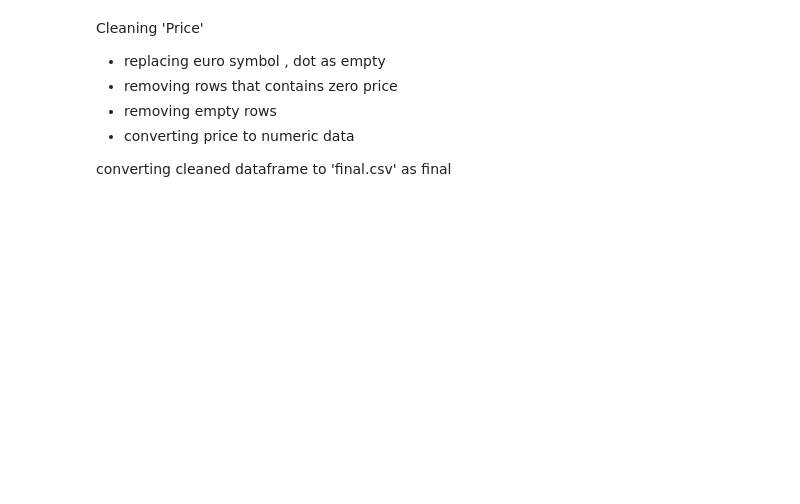
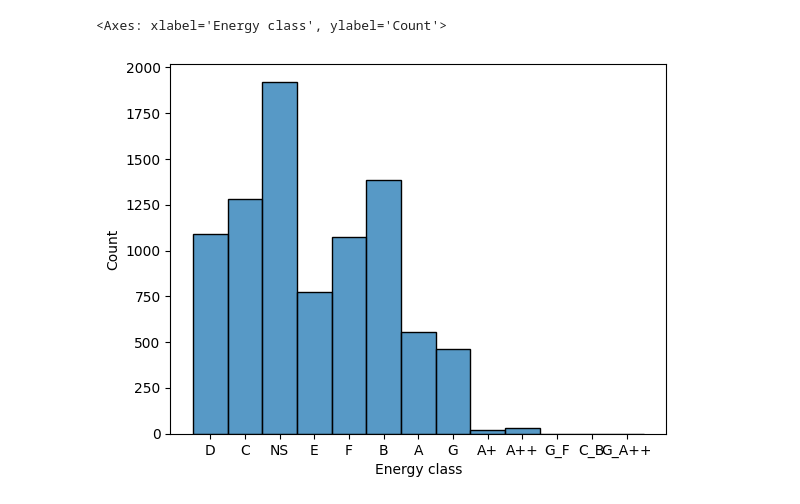
Before and after one commit to MythiliPalanisamy/Analysation_and_Model_Building, a Jupyter notebook: 10k.ipynb, the cells around one changed output. Drawn from its saved outputs; the diff is of its cells as text; code cells hidden in the pictures; blank space fills up the shorter version.

```diff
--- a/10k.ipynb
+++ b/10k.ipynb
@@ -65,8 +7,0 @@ merged_10 = pd.read_csv('merged_10k1.csv')
-# %% [markdown]
-Cleaning 'Price'
-* replacing euro symbol , dot as empty
-* removing rows that contains zero price
-* removing empty rows
-* converting price to numeric data
-
-converting cleaned dataframe to 'final.csv' as final
@@ -83,3 +8,8 @@ final = pd.read_csv('final.csv')
+# %%
+sns.histplot(final['Energy class'], kde=False)
+# %% [output]
+<Axes: xlabel='Energy class', ylabel='Count'>
+[figure, added]
 # %%
 #sns.FacetGrid(final, )
 
```
Also changed, not shown: parts of 30 cells of this notebook, 9 other files.
